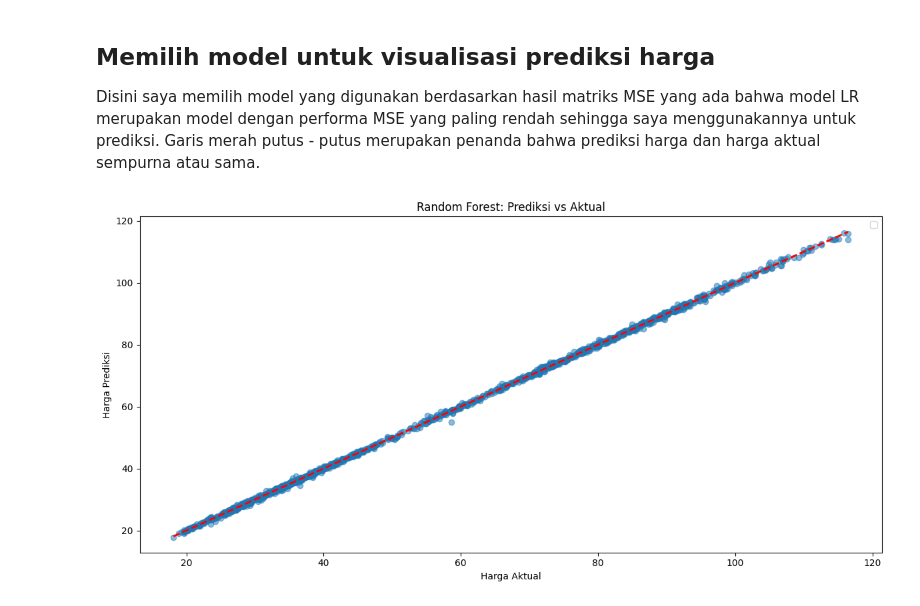
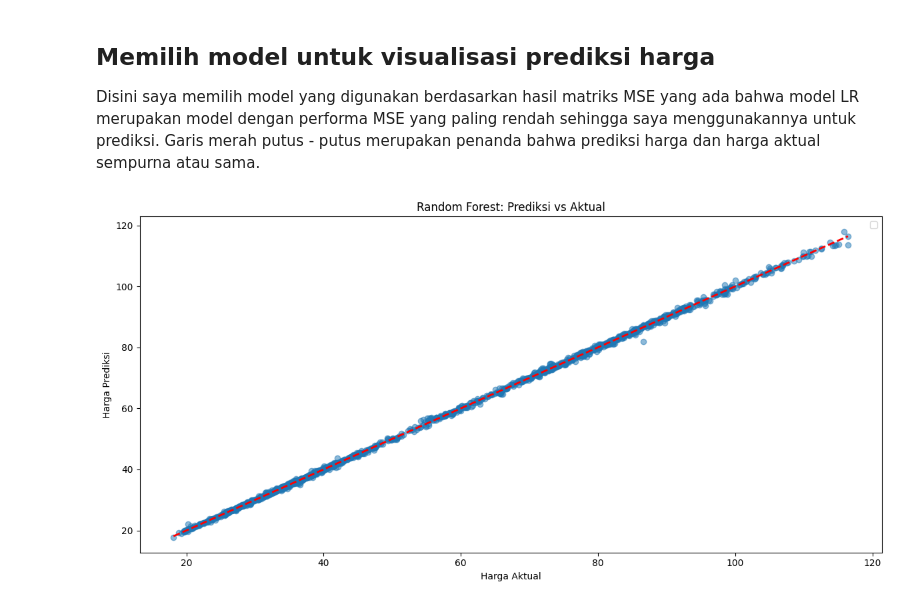
Before and after one commit to fakhrizamaris/Projek-ML-Terapan-Predictive-Analysis, a Jupyter notebook: Projek_1_ML_Terapan_Predictive_Analysis.ipynb, the cells around one changed output. Cells and saved outputs as stored; diff of their text form; code cells hidden in the pictures.

```diff
--- a/Projek_1_ML_Terapan_Predictive_Analysis.ipynb
+++ b/Projek_1_ML_Terapan_Predictive_Analysis.ipynb
@@ -258,14 +287,14 @@ Disini saya memilih model yang digunakan berdasarkan hasil matriks MSE yang ada
 # %%
 # Visualisasi prediksi vs aktual untuk model terbaik (Random Forest)
 plt.figure(figsize=(12, 6))
-y_pred_rf = LR.predict(X_test)
+y_pred_rf = RF.predict(X_test)
 plt.scatter(y_test, y_pred_rf, alpha=0.5)
 plt.plot([y_test.min(), y_test.max()], [y_test.min(), y_test.max()], 'r--', lw=2)
 plt.xlabel('Harga Aktual')
 plt.ylabel('Harga Prediksi')
 plt.title('Random Forest: Prediksi vs Aktual')
 plt.tight_layout()
 plt.legend()
 plt.show()
 # %% [output]
-[figure, old version]
+[figure, new version]
```
Also changed, not shown: parts of 11 cells of this notebook, 2 other files.
